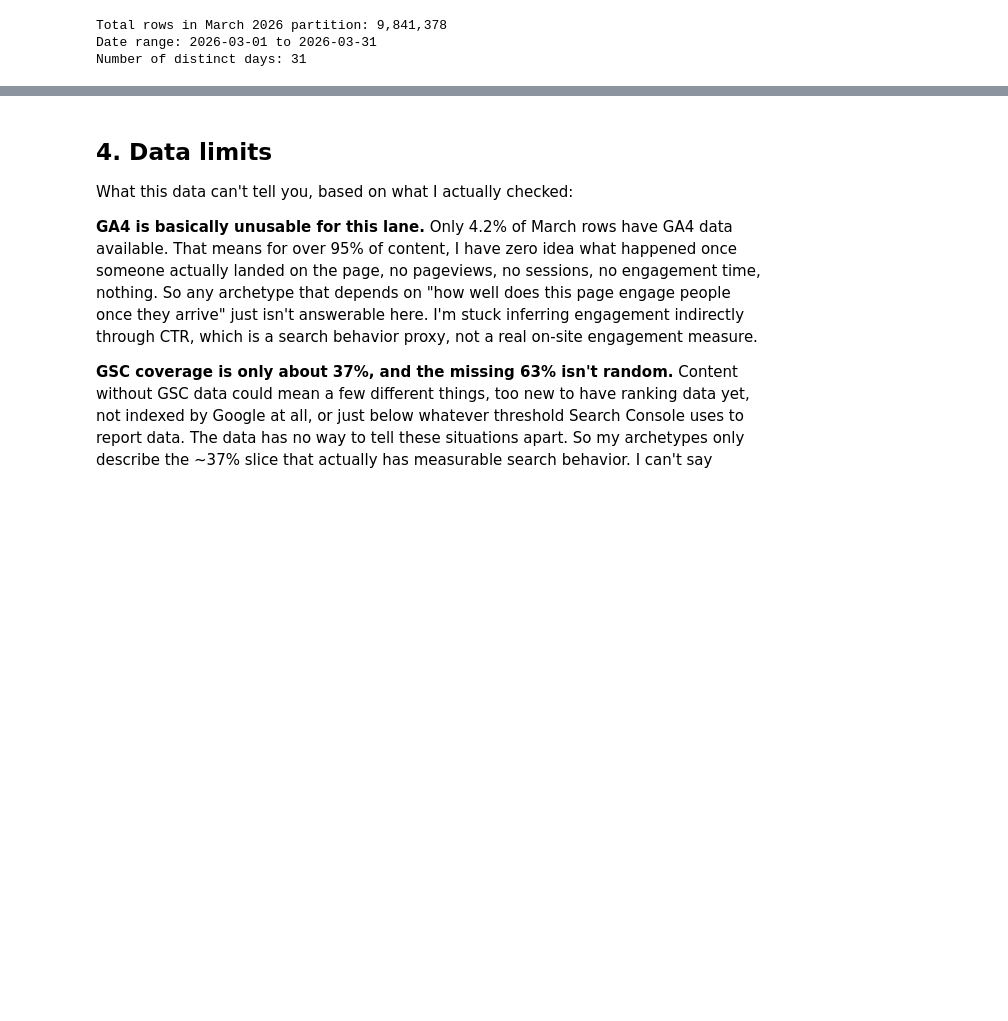
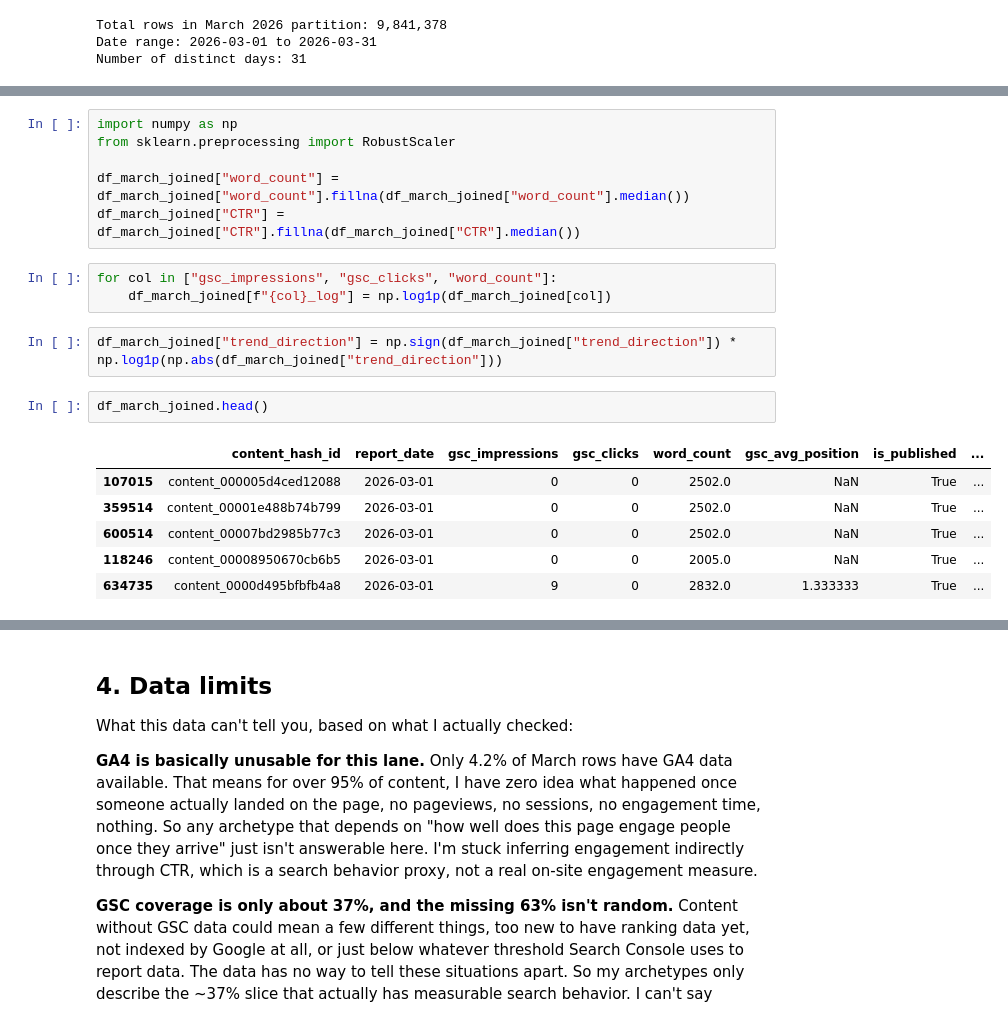
Before and after one commit to ocedev112/flyrank_oce_dev, a Jupyter notebook: work/notebooks/w03_data_contract.ipynb, the cells around one changed output, grey strips where cells are left out. Cells and saved outputs as stored; diff of their text form; blank space fills up the shorter version.

```diff
--- a/work/notebooks/w03_data_contract.ipynb
+++ b/work/notebooks/w03_data_contract.ipynb
@@ -221,0 +326,20 @@ Number of distinct days: 31
+# %%
+import numpy as np
+from sklearn.preprocessing import RobustScaler
+
+df_march_joined["word_count"] = df_march_joined["word_count"].fillna(df_march_joined["word_count"].median())
+df_march_joined["CTR"] = df_march_joined["CTR"].fillna(df_march_joined["CTR"].median())
+# %%
+for col in ["gsc_impressions", "gsc_clicks", "word_count"]:
+    df_march_joined[f"{col}_log"] = np.log1p(df_march_joined[col])
+# %%
+df_march_joined["trend_direction"] = np.sign(df_march_joined["trend_direction"]) * np.log1p(np.abs(df_march_joined["trend_direction"]))
+# %%
+df_march_joined.head()
+# %% [output]
+|  | content_hash_id | report_date | gsc_impressions | gsc_clicks | word_count | gsc_avg_position | is_published | ... |
+| 107015 | content_000005d4ced12088 | 2026-03-01 | 0 | 0 | 2502.0 | NaN | True | ... |
+| 359514 | content_00001e488b74b799 | 2026-03-01 | 0 | 0 | 2502.0 | NaN | True | ... |
+| 600514 | content_00007bd2985b77c3 | 2026-03-01 | 0 | 0 | 2502.0 | NaN | True | ... |
+| 118246 | content_00008950670cb6b5 | 2026-03-01 | 0 | 0 | 2005.0 | NaN | True | ... |
+| 634735 | content_0000d495bfbfb4a8 | 2026-03-01 | 9 | 0 | 2832.0 | 1.333333 | True | ... |
```
Also changed, not shown: parts of 12 cells of this notebook.
